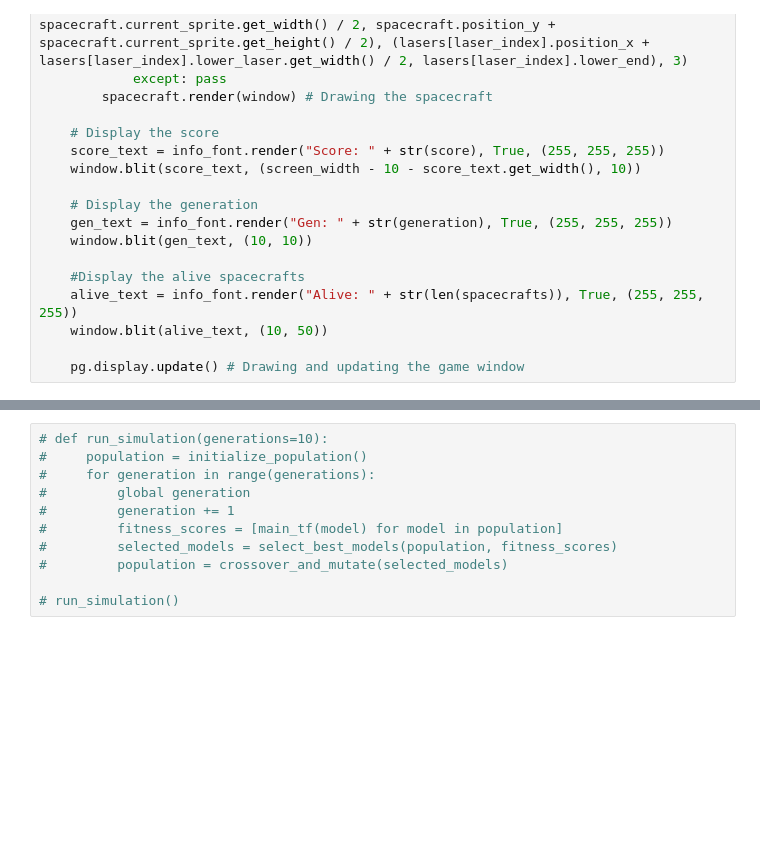
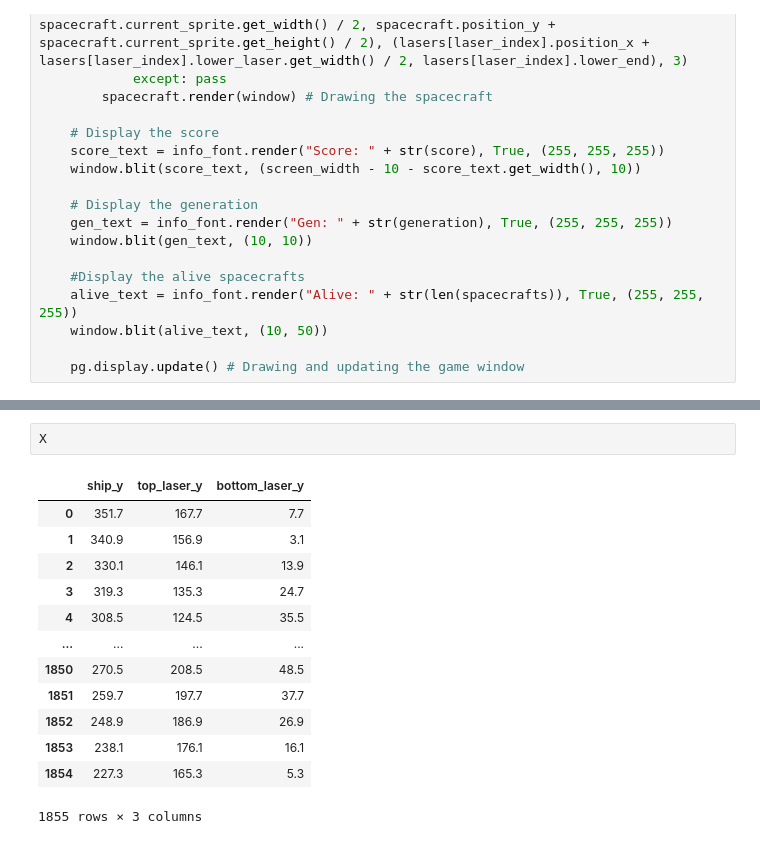
Before and after one commit to PoruchikRzhevsky/ML-project, a Jupyter notebook: poor_ship.ipynb, the cells around one changed output, grey strips where cells are left out. Saved outputs shown, nothing was run; the diff lists cells and outputs as text; blank space fills up the shorter version.

```diff
--- a/poor_ship.ipynb
+++ b/poor_ship.ipynb
@@ -460,11 +419,16 @@ def main_tf(model, size=20):
-# %%
-# def run_simulation(generations=10):
-#     population = initialize_population()
-#     for generation in range(generations):
-#         global generation
-#         generation += 1
-#         fitness_scores = [main_tf(model) for model in population]
-#         selected_models = select_best_models(population, fitness_scores)
-#         population = crossover_and_mutate(selected_models)
-
-# run_simulation()
+# %%
+X
+# %% [output]
+|  | ship_y | top_laser_y | bottom_laser_y |
+| 0 | 351.7 | 167.7 | 7.7 |
+| 1 | 340.9 | 156.9 | 3.1 |
+| 2 | 330.1 | 146.1 | 13.9 |
+| 3 | 319.3 | 135.3 | 24.7 |
+| 4 | 308.5 | 124.5 | 35.5 |
+| ... | ... | ... | ... |
+| 1850 | 270.5 | 208.5 | 48.5 |
+| 1851 | 259.7 | 197.7 | 37.7 |
+| 1852 | 248.9 | 186.9 | 26.9 |
+| 1853 | 238.1 | 176.1 | 16.1 |
+| 1854 | 227.3 | 165.3 | 5.3 |
+1855 rows × 3 columns
```
Also changed, not shown: parts of 14 cells of this notebook.
